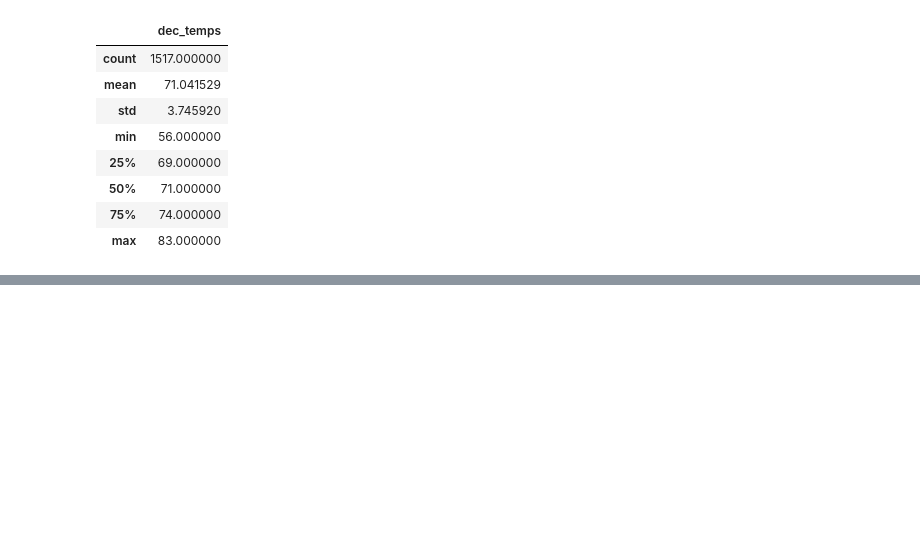
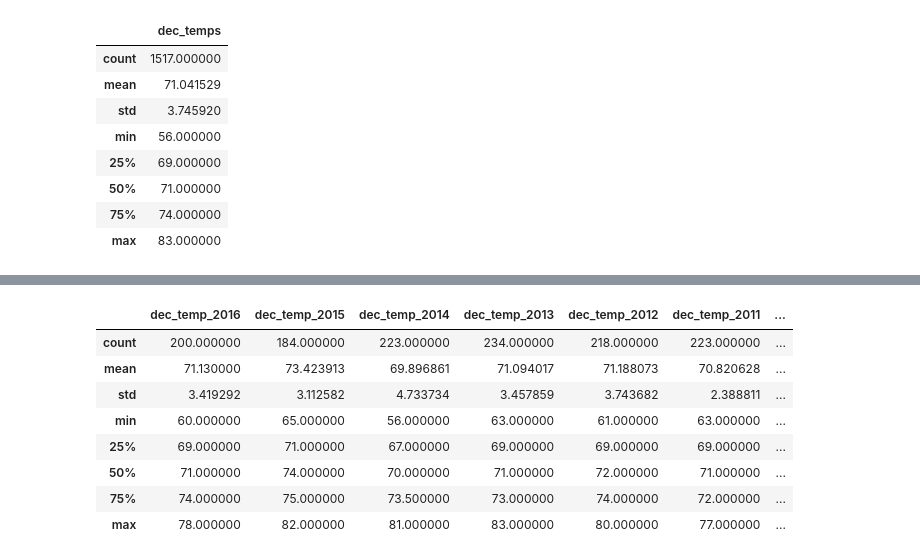
Before and after one commit to MickMarch/surfs_up, a Jupyter notebook: surfsup_challenge.ipynb, the cells around one changed output, grey strips where cells are left out. Saved outputs shown, nothing was run; the diff lists cells and outputs as text; code cells hidden in the pictures; blank space fills up the shorter version.

```diff
--- a/surfsup_challenge.ipynb
+++ b/surfsup_challenge.ipynb
@@ -187,0 +233,28 @@ dec_temps_df.describe()
+# %%
+# There is no data for 2017 for December, so clean up any empty data lists
+keys_to_remove = []
+for key, value in dec_temps_years.items():
+    if value == []:
+        keys_to_remove.append(key)
+
+for key in keys_to_remove:
+    del dec_temps_years[key]
+# %%
+# Create the December data frame which will store the summaries of each year
+dec_years_df = pd.DataFrame()
+
+for key, value in dec_temps_years.items():
+    dec_years_df[key] = pd.DataFrame(value).describe()
+
+dec_years_df = dec_years_df[sorted(dec_years_df,reverse=True)]
+dec_years_df
+# %% [output]
+|  | dec_temp_2016 | dec_temp_2015 | dec_temp_2014 | dec_temp_2013 | dec_temp_2012 | dec_temp_2011 | ... |
+| count | 200.000000 | 184.000000 | 223.000000 | 234.000000 | 218.000000 | 223.000000 | ... |
+| mean | 71.130000 | 73.423913 | 69.896861 | 71.094017 | 71.188073 | 70.820628 | ... |
+| std | 3.419292 | 3.112582 | 4.733734 | 3.457859 | 3.743682 | 2.388811 | ... |
+| min | 60.000000 | 65.000000 | 56.000000 | 63.000000 | 61.000000 | 63.000000 | ... |
+| 25% | 69.000000 | 71.000000 | 67.000000 | 69.000000 | 69.000000 | 69.000000 | ... |
+| 50% | 71.000000 | 74.000000 | 70.000000 | 71.000000 | 72.000000 | 71.000000 | ... |
+| 75% | 74.000000 | 75.000000 | 73.500000 | 73.000000 | 74.000000 | 72.000000 | ... |
+| max | 78.000000 | 82.000000 | 81.000000 | 83.000000 | 80.000000 | 77.000000 | ... |
```
Also changed, not shown: parts of 4 cells of this notebook, 5 other files.
